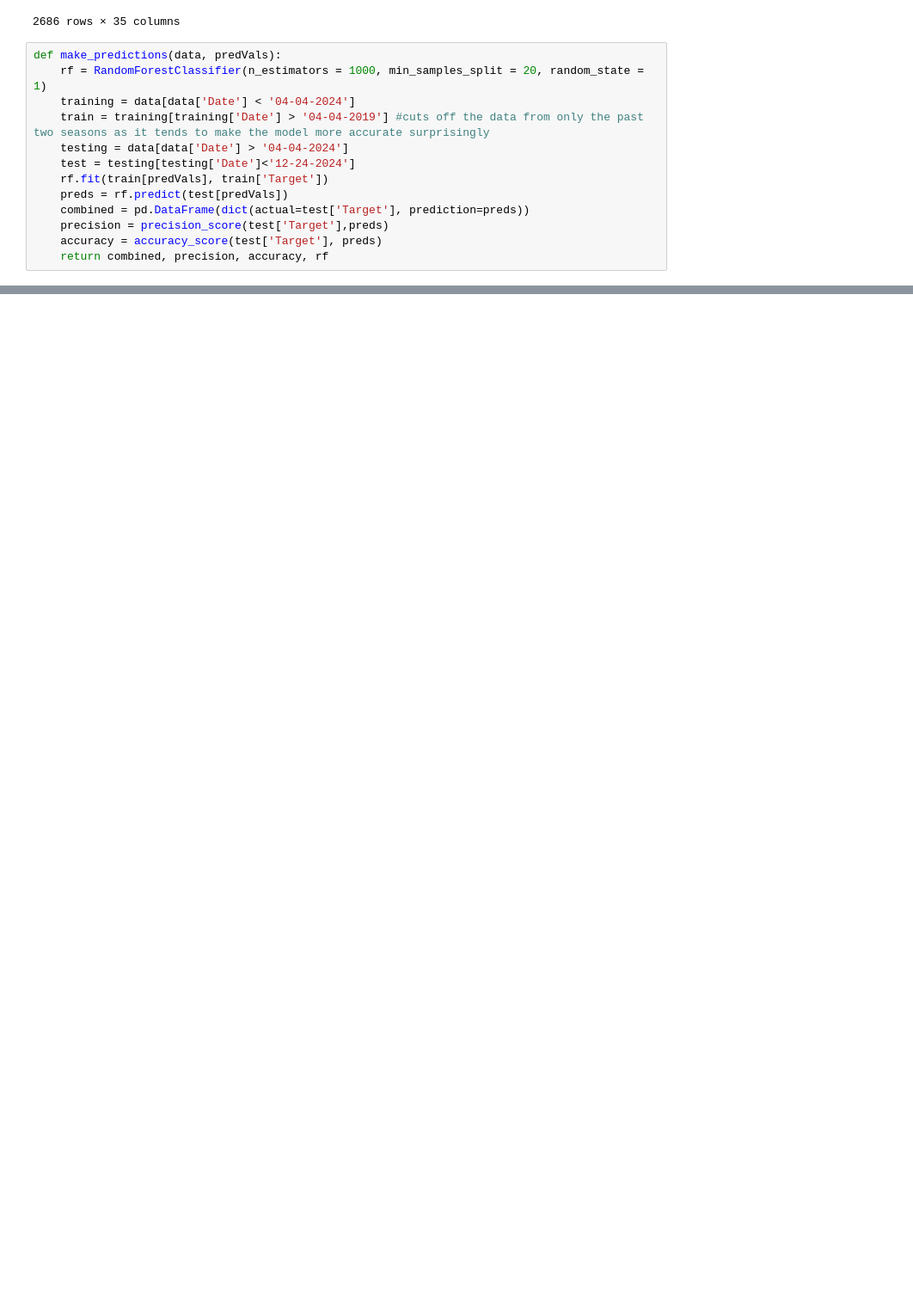
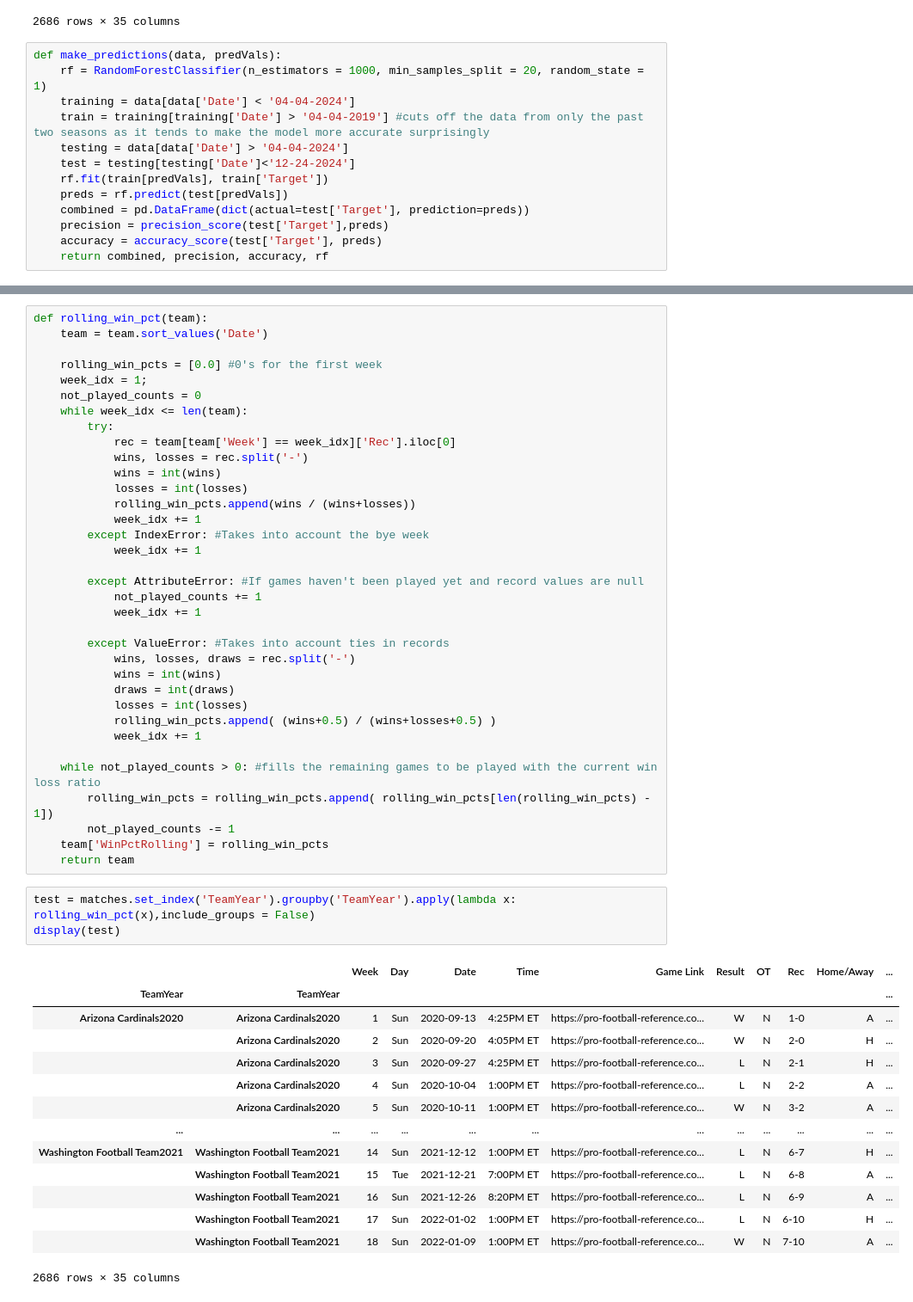
Before and after one commit to Meherzan-Gai/nfl-win-predictor, a Jupyter notebook: predictor.ipynb, the cells around one changed output, grey strips where cells are left out. Shown: that part at 86% size. Saved outputs shown, nothing was run; the diff lists cells and outputs as text; blank space fills up the shorter version.

```diff
--- a/predictor.ipynb
+++ b/predictor.ipynb
@@ -132,6 +132,59 @@ def rolling_averages(team, cols, new_cols):
 
     team[new_cols] = rolling_stats
     return team
+# %%
+def rolling_win_pct(team):
+    team = team.sort_values('Date')
+
+    rolling_win_pcts = [0.0] #0's for the first week
+    week_idx = 1;
+    not_played_counts = 0
+    while week_idx <= len(team):
+        try:
+            rec = team[team['Week'] == week_idx]['Rec'].iloc[0]
+            wins, losses = rec.split('-')
+            wins = int(wins)
+            losses = int(losses)
+            rolling_win_pcts.append(wins / (wins+losses))
+            week_idx += 1
+        except IndexError: #Takes into account the bye week
+            week_idx += 1
+
+        except AttributeError: #If games haven't been played yet and record values are null
+            not_played_counts += 1
+            week_idx += 1
+
+        except ValueError: #Takes into account ties in records
+            wins, losses, draws = rec.split('-')
+            wins = int(wins)
+            draws = int(draws)
+            losses = int(losses)
+            rolling_win_pcts.append( (wins+0.5) / (wins+losses+0.5) )
+            week_idx += 1
+
+    while not_played_counts > 0: #fills the remaining games to be played with the current win loss ratio
+        rolling_win_pcts = rolling_win_pcts.append( rolling_win_pcts[len(rolling_win_pcts) - 1])
+        not_played_counts -= 1
+    team['WinPctRolling'] = rolling_win_pcts
+    return team
+# %%
+test = matches.set_index('TeamYear').groupby('TeamYear').apply(lambda x: rolling_win_pct(x),include_groups = False)
+display(test)
+# %% [output]
+|  |  | Week | Day | Date | Time | Game Link | Result | OT | Rec | Home/Away | ... |
+| TeamYear | TeamYear |  |  |  |  |  |  |  |  |  | ... |
+| Arizona Cardinals2020 | Arizona Cardinals2020 | 1 | Sun | 2020-09-13 | 4:25PM ET | https://pro-football-reference.co... | W | N | 1-0 | A | ... |
+|  | Arizona Cardinals2020 | 2 | Sun | 2020-09-20 | 4:05PM ET | https://pro-football-reference.co... | W | N | 2-0 | H | ... |
+|  | Arizona Cardinals2020 | 3 | Sun | 2020-09-27 | 4:25PM ET | https://pro-football-reference.co... | L | N | 2-1 | H | ... |
+|  | Arizona Cardinals2020 | 4 | Sun | 2020-10-04 | 1:00PM ET | https://pro-football-reference.co... | L | N | 2-2 | A | ... |
+|  | Arizona Cardinals2020 | 5 | Sun | 2020-10-11 | 1:00PM ET | https://pro-football-reference.co... | W | N | 3-2 | A | ... |
+| ... | ... | ... | ... | ... | ... | ... | ... | ... | ... | ... | ... |
+| Washington Football Team2021 | Washington Football Team2021 | 14 | Sun | 2021-12-12 | 1:00PM ET | https://pro-football-reference.co... | L | N | 6-7 | H | ... |
+|  | Washington Football Team2021 | 15 | Tue | 2021-12-21 | 7:00PM ET | https://pro-football-reference.co... | L | N | 6-8 | A | ... |
+|  | Washington Football Team2021 | 16 | Sun | 2021-12-26 | 8:20PM ET | https://pro-football-reference.co... | L | N | 6-9 | A | ... |
+|  | Washington Football Team2021 | 17 | Sun | 2022-01-02 | 1:00PM ET | https://pro-football-reference.co... | L | N | 6-10 | H | ... |
+|  | Washington Football Team2021 | 18 | Sun | 2022-01-09 | 1:00PM ET | https://pro-football-reference.co... | W | N | 7-10 | A | ... |
+2686 rows × 35 columns
 # %%
 
 #Used to bypass deprecation warning but still have the 'Team' index included in the dataframe
```
Also changed, not shown: parts of 3 cells of this notebook.
